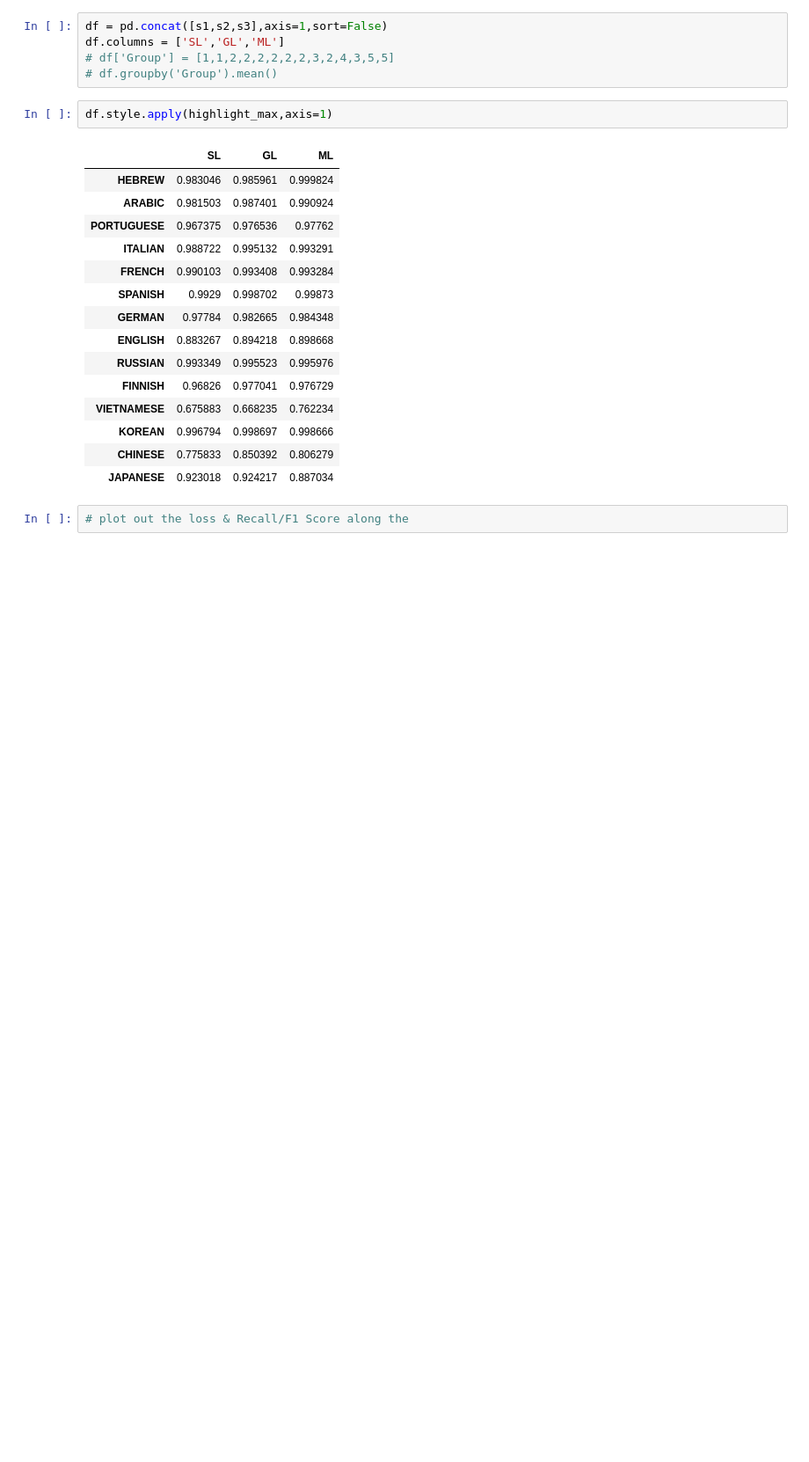
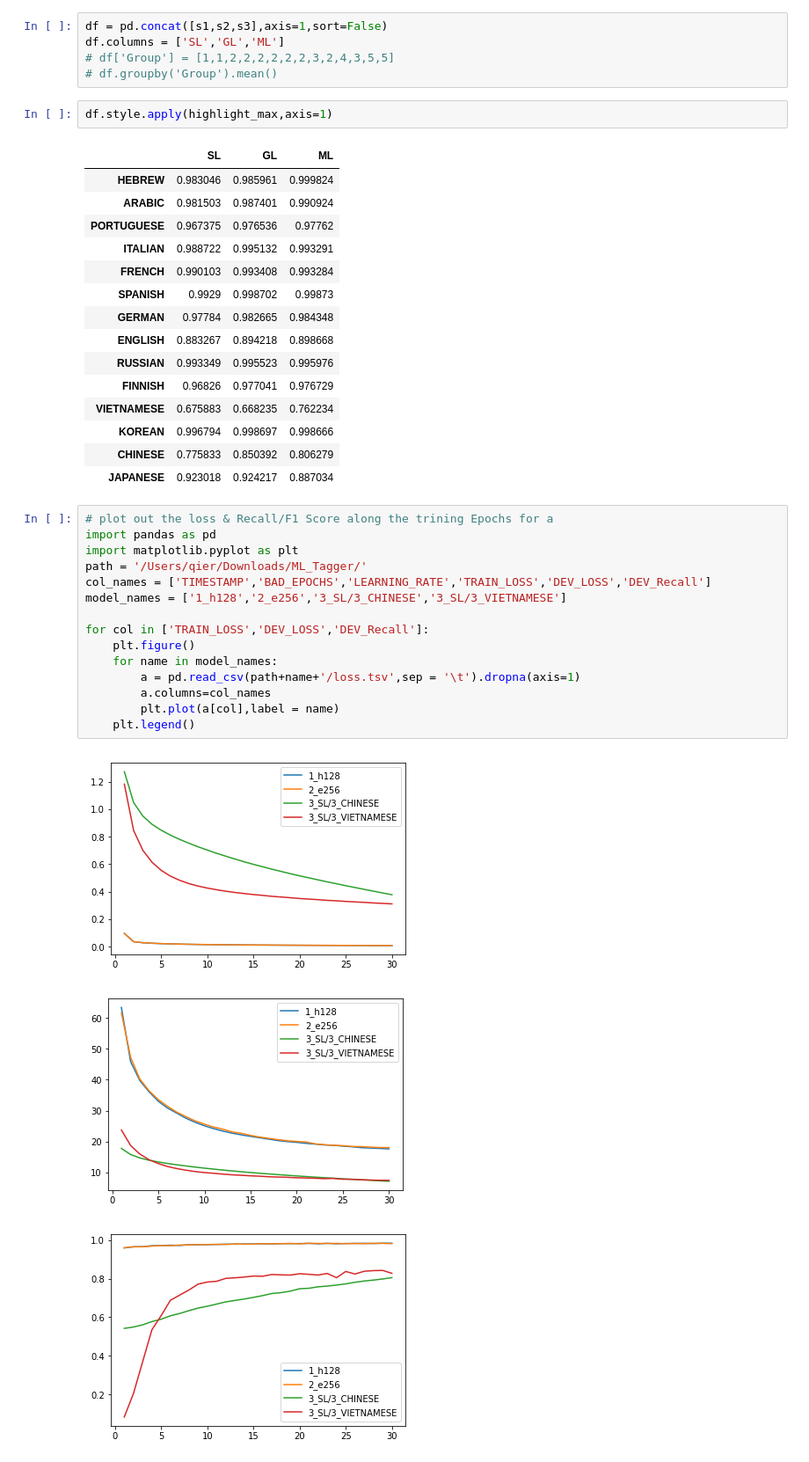
Before and after one commit to wuqi0704/MasterThesis_Tokenization, a Jupyter notebook: flair/plots.ipynb, the cells around one changed output. Shown: that part at 88% size. Saved outputs shown, nothing was run; the diff lists cells and outputs as text; blank space fills up the shorter version.

```diff
--- a/flair/plots.ipynb
+++ b/flair/plots.ipynb
@@ -76,5 +76,22 @@ df.style.apply(highlight_max,axis=1)
 | KOREAN | 0.996794 | 0.998697 | 0.998666 |
 | CHINESE | 0.775833 | 0.850392 | 0.806279 |
 | JAPANESE | 0.923018 | 0.924217 | 0.887034 |
-# %%
-# plot out the loss & Recall/F1 Score along the
+# %%
+# plot out the loss & Recall/F1 Score along the trining Epochs for a
+import pandas as pd
+import matplotlib.pyplot as plt
+path = '/Users/qier/Downloads/ML_Tagger/'
+col_names = ['TIMESTAMP','BAD_EPOCHS','LEARNING_RATE','TRAIN_LOSS','DEV_LOSS','DEV_Recall']
+model_names = ['1_h128','2_e256','3_SL/3_CHINESE','3_SL/3_VIETNAMESE']
+
+for col in ['TRAIN_LOSS','DEV_LOSS','DEV_Recall']:
+    plt.figure()
+    for name in model_names:
+        a = pd.read_csv(path+name+'/loss.tsv',sep = '\t').dropna(axis=1)
+        a.columns=col_names
+        plt.plot(a[col],label = name)
+    plt.legend()
+# %% [output]
+[figure, added]
+[figure, added]
+[figure, added]
```
Also changed, not shown: parts of 7 cells of this notebook, 3 other files.
